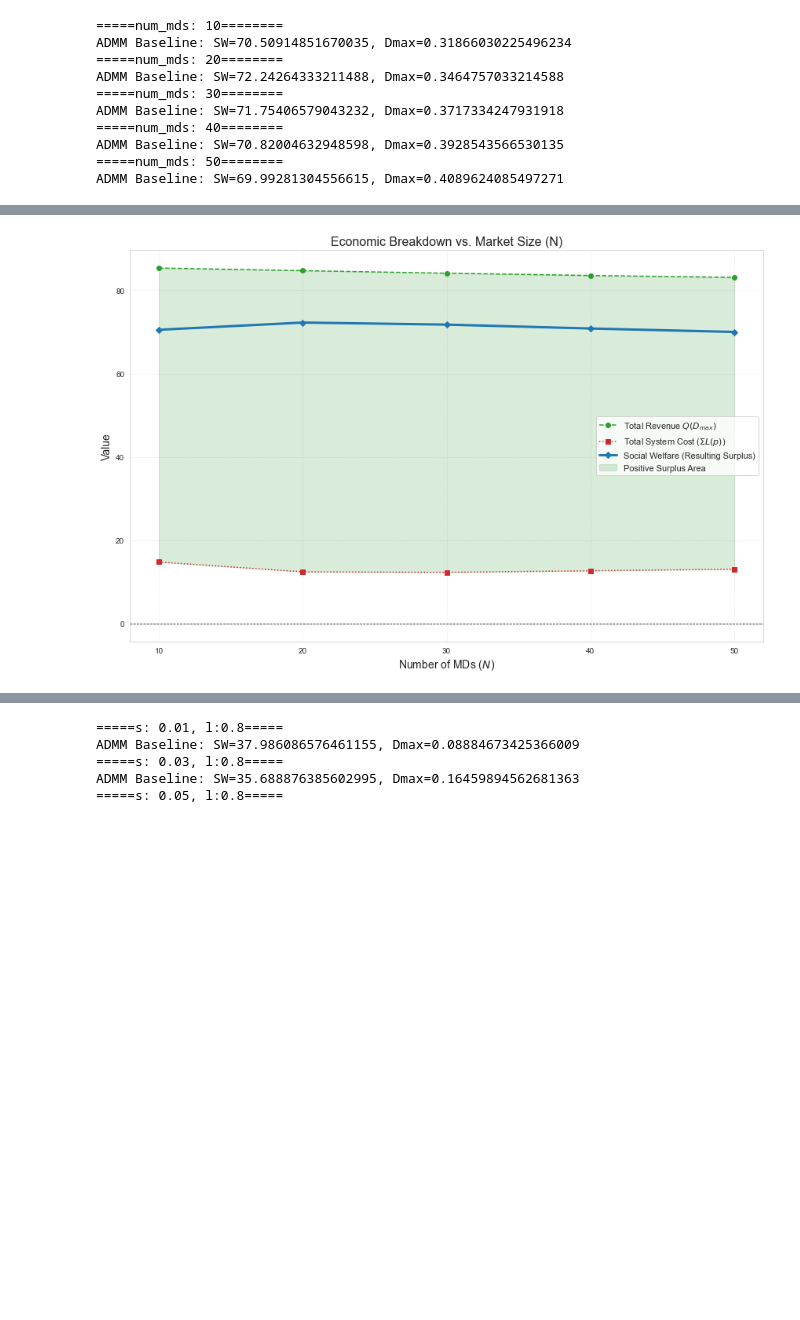
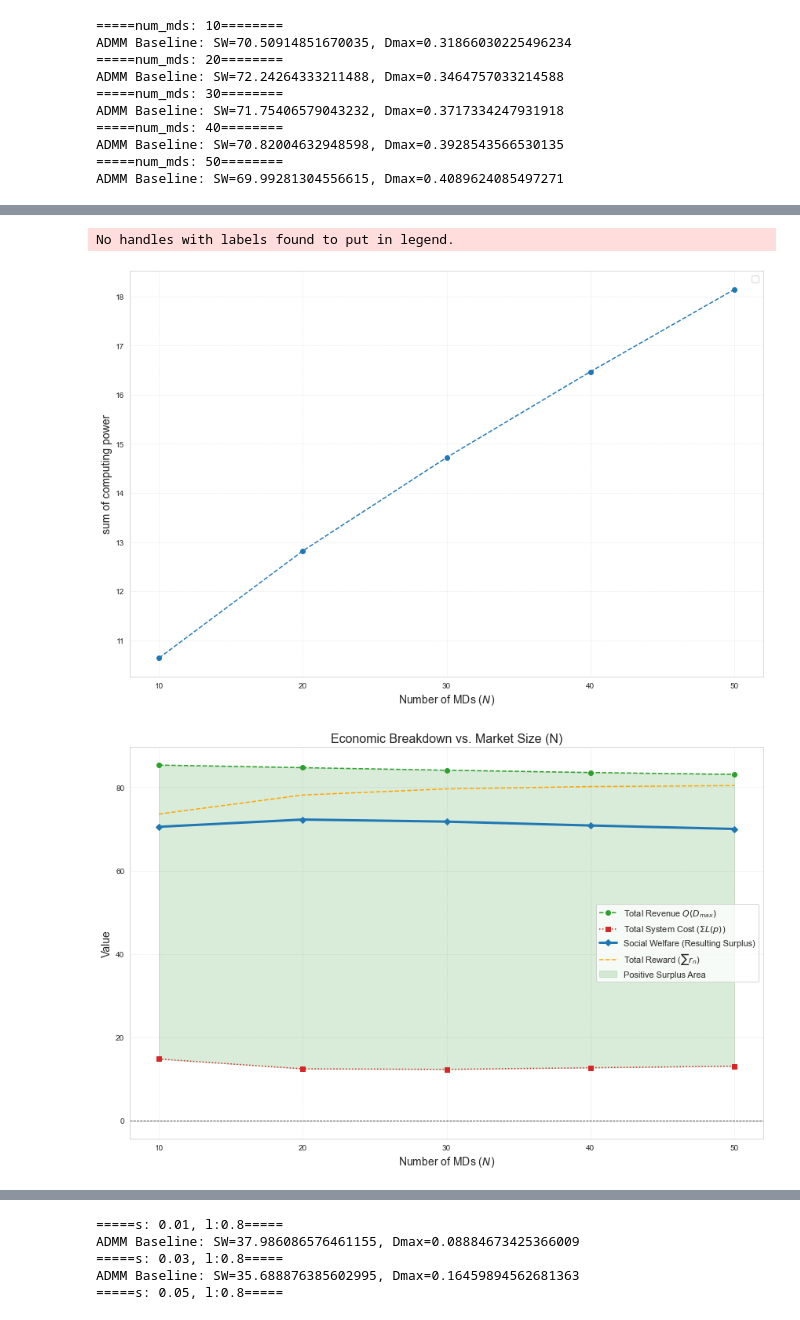
Before and after one commit to Barytes/NBS_project, a Jupyter notebook: plot.ipynb, the cells around one changed output, grey strips where cells are left out. Drawn from its saved outputs; the diff is of its cells as text; code cells hidden in the pictures; blank space fills up the shorter version.

```diff
--- a/plot.ipynb
+++ b/plot.ipynb
@@ -808,9 +815,8 @@ lamb_history = []
 p_history = []
 r_history = []
 all_mds_per_run = []
-# 【新增】初始化用于存储新数据的列表
 all_Dn_per_run = [] # 存储每次实验的所有Dn值
-bottleneck_md_history = [] # 存储每次实验的瓶颈MD信息
+u_history = []
 
 for num_mds_val in num_mds:
     config.params["lambda0"] = 100
@@ -848,6 +854,7 @@ for num_mds_val in num_mds:
     lambmean_history.append(np.mean(lamb_admm))
     lamb_history.append(lamb_admm)
     r_history.append(r_admm)
+    u_history.append([md.utility(p_admm[i], r_admm[i]) for i, md in enumerate(MDs)])
 # %% [output]
 =====num_mds: 10========
 ADMM Baseline: SW=70.50914851670035, Dmax=0.31866030225496234
@@ -878,11 +955,14 @@ plt.show()
 # %%
 q_history = []
 total_cost_history = []
+total_p_history = []
+total_r_history = []
 
 for i, N in enumerate(num_mds):
     dmax = Dm_history[i]
     ps = p_history[i]
     mds = all_mds_per_run[i]
+    rs = r_history[i]
 
     # 计算总收益 Q(Dmax)
     q_value = esp.Q(dmax)
@@ -892,38 +972,58 @@ for i, N in enumerate(num_mds):
     total_cost = np.sum([md.Ln(p) for md, p in zip(mds, ps)])
     total_cost_history.append(total_cost)
 
+    total_p = np.sum(ps)
+    total_p_history.append(total_p)
+    total_r = np.sum(rs)
+    total_r_history.append(total_r)
+
 # --- 3. 绘图 ---
+plt.figure(figsize=(12, 8))
+plt.plot(num_mds, total_p_history, marker='o', linestyle='--')
+plt.xlabel('Number of MDs ($N$)', fontsize=14)
+plt.ylabel('sum of computing power', fontsize=14)
+plt.xticks(num_mds)
+plt.grid(True, linestyle=':', alpha=0.6)
+# 添加 y=0 的参考线
+plt.legend(fontsize=11)
+plt.tight_layout()
+plt.show()
+
 plt.figure(figsize=(12, 8))
 sns.set_style("whitegrid", {'grid.linestyle': ':'})
 
 # 绘制总收益曲线
 plt.plot(num_mds, q_history, marker='o', linestyle='--', color='#2ca02c', label='Total Revenue $Q(D_{max})$')
 
 # 绘制总成本曲线
 plt.plot(num_mds, total_cost_history, marker='s', linestyle=':', color='#d62728', label='Total System Cost ($\Sigma L(p)$)')
 
 # 绘制社会福利曲线 (加粗)
 plt.plot(num_mds, sw_history, marker='D', linestyle='-', linewidth=3, color='#1f77b4', label='Social Welfare (Resulting Surplus)')
+
+plt.plot(num_mds, total_r_history, linestyle='--', label='Total Reward ($\sum r_n$)', color='orange')
 
 # 【核心可视化】为收益和成本之间的区域填充颜色
 plt.fill_between(num_mds, q_history, total_cost_history,
                  where=(np.array(q_history) > np.array(total_cost_history)), # 仅在收益>成本时填充
                  color='green', alpha=0.15, interpolate=True,
                  label='Positive Surplus Area')
 
 # --- 4. 美化图表 ---
 plt.title('Economic Breakdown vs. Market Size (N)', fontsize=16)
 plt.xlabel('Number of MDs ($N$)', fontsize=14)
 plt.ylabel('Value', fontsize=14)
 plt.xticks(num_mds)
 plt.grid(True, linestyle=':', alpha=0.6)
 # 添加 y=0 的参考线
 plt.axhline(0, color='black', linewidth=0.8, linestyle='--')
 plt.legend(fontsize=11)
 plt.tight_layout()
 plt.show()
 # %% [output]
+No handles with labels found to put in legend.
-[figure, old version]
+[figure, new version]
+[figure, added]
 # %%
 plt.figure(figsize=(12, 8))
 
```
Also changed, not shown: parts of 6 cells of this notebook.
